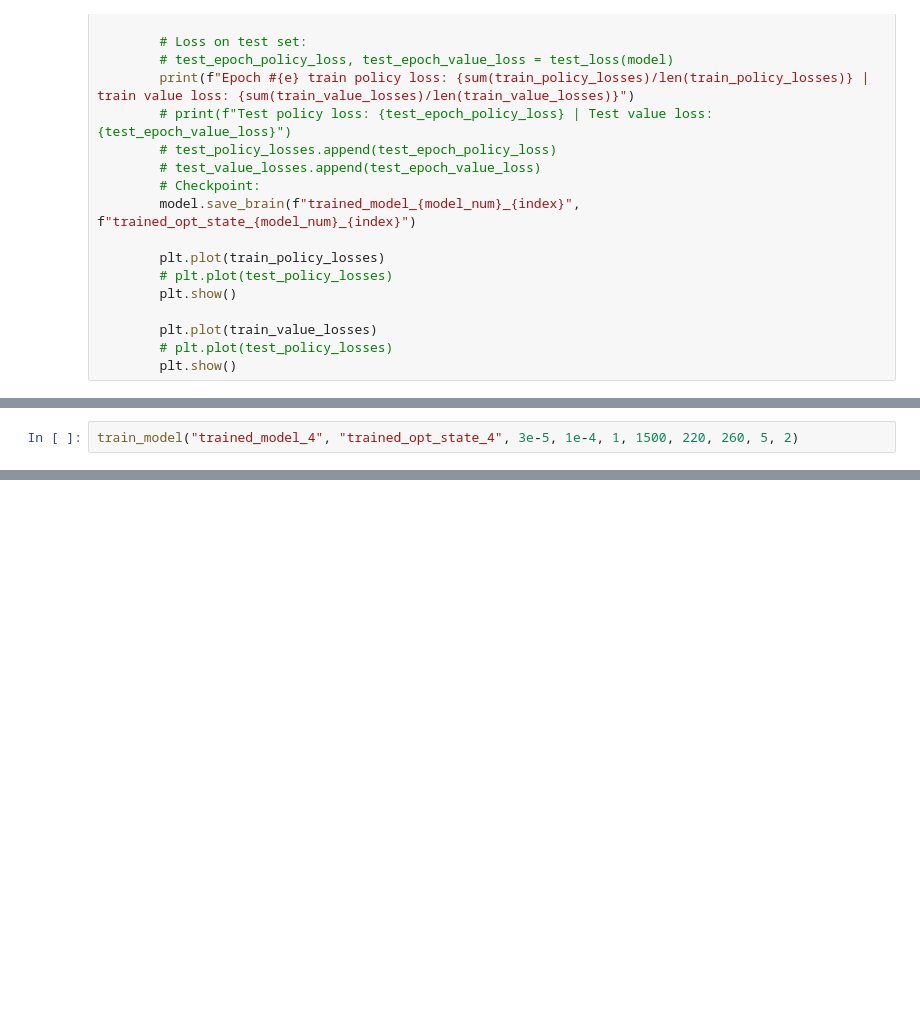
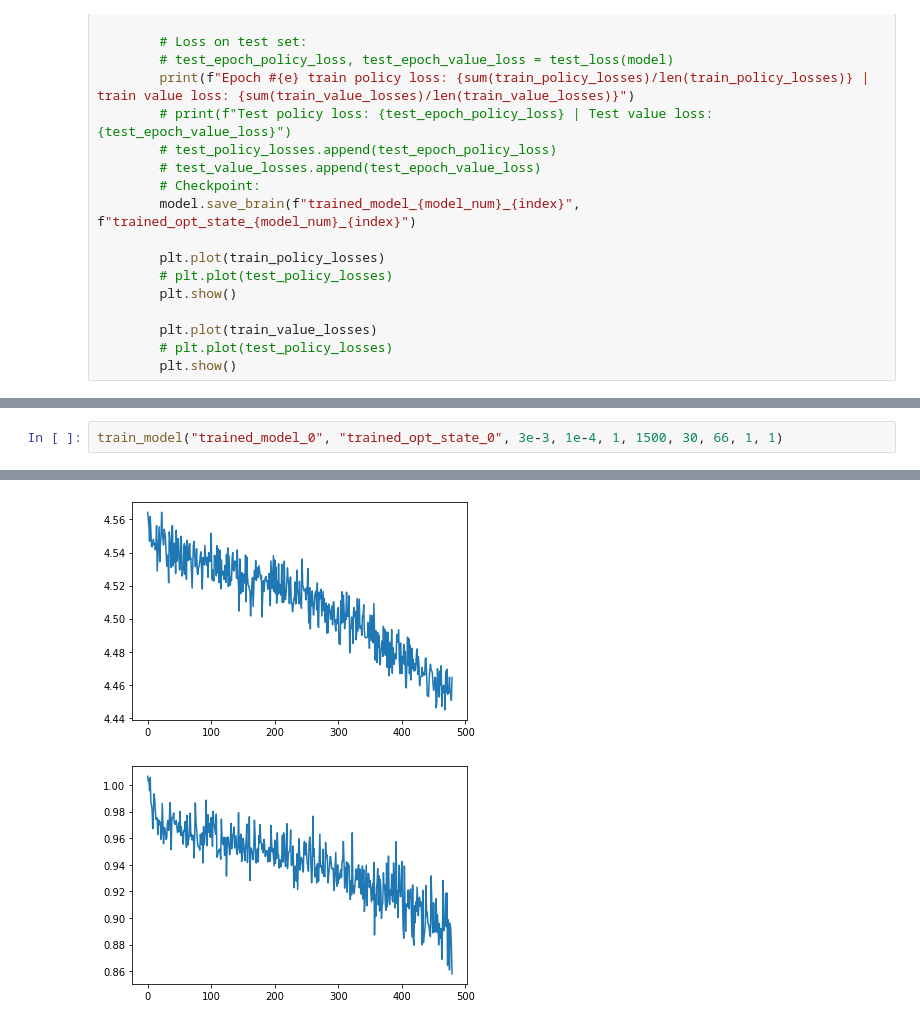
Before and after one commit to iejMac/TTTArena, a Jupyter notebook: mcts/supervised_train.ipynb, the cells around one changed output, grey strips where cells are left out. Saved outputs shown, nothing was run; the diff lists cells and outputs as text; blank space fills up the shorter version.

```diff
--- a/mcts/supervised_train.ipynb
+++ b/mcts/supervised_train.ipynb
@@ -142,4 +135,4 @@ Saving brain...
 # %%
-train_model("trained_model_4", "trained_opt_state_4", 3e-5, 1e-4, 1, 1500, 220, 260, 5, 2)
+train_model("trained_model_0", "trained_opt_state_0", 3e-3, 1e-4, 1, 1500, 30, 66, 1, 1)
 # %% [output]
 Loading brain...
@@ -145,0 +141,2 @@ Loading brain...
+[figure, added]
+[figure, added]
```
Also changed, not shown: parts of 11 cells of this notebook, 4 other files.
